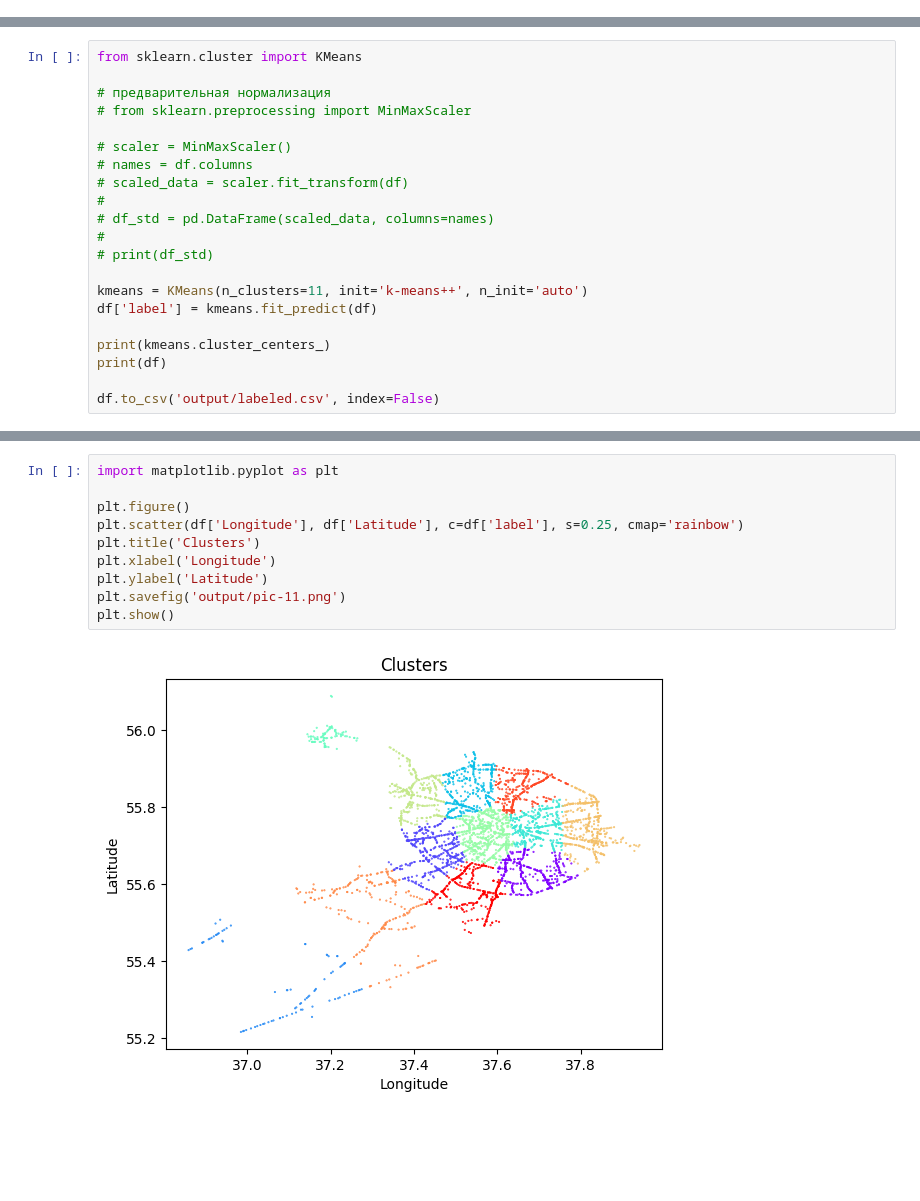
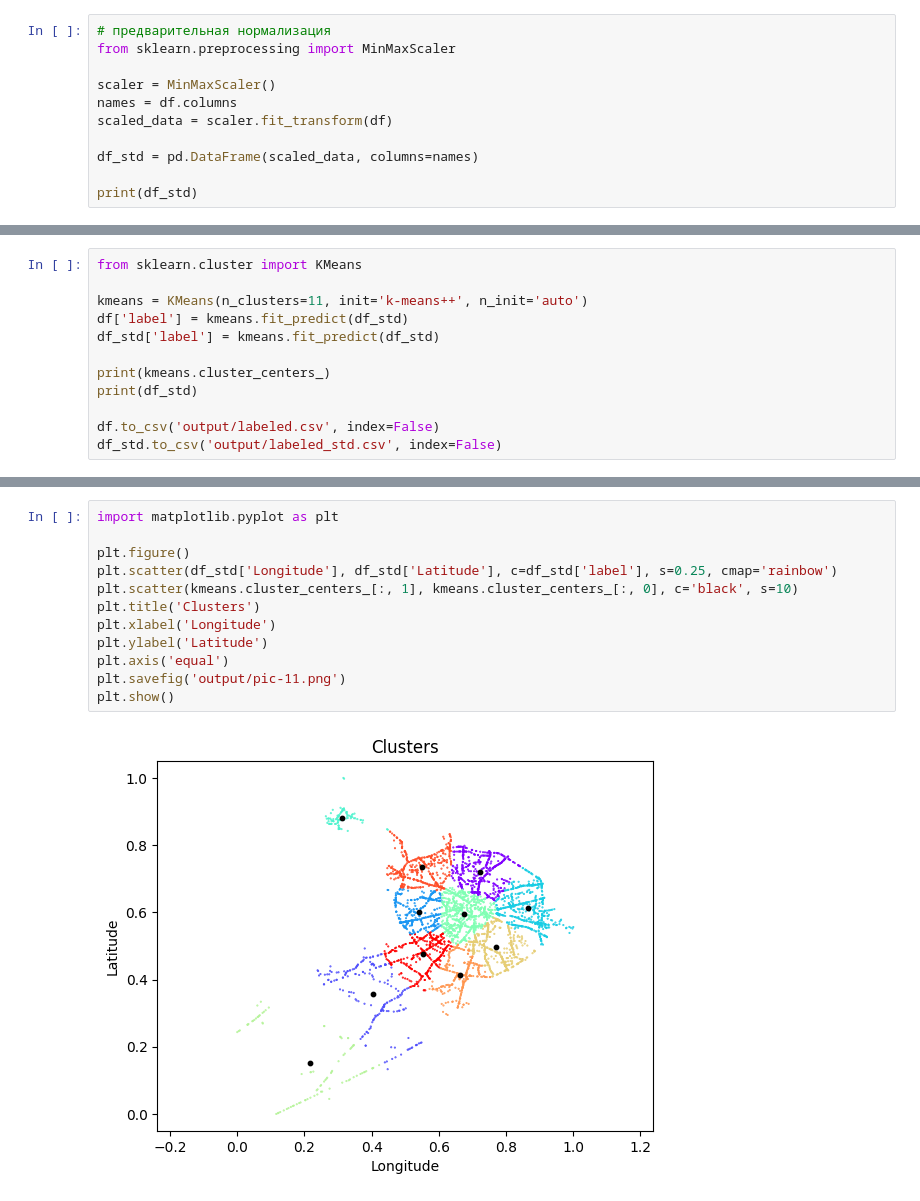
Before and after one commit to kolus-mospolytech/bigdata-7sem, a Jupyter notebook: task7/task7.ipynb, the cells around one changed output, grey strips where cells are left out. Saved outputs shown, nothing was run; the diff lists cells and outputs as text; blank space fills up the shorter version.

```diff
--- a/task7/task7.ipynb
+++ b/task7/task7.ipynb
@@ -27,3 +27,14 @@ print(df)
 4056  55.692223  37.666714
 
 [4057 rows x 2 columns]
+# %%
+# предварительная нормализация
+from sklearn.preprocessing import MinMaxScaler
+
+scaler = MinMaxScaler()
+names = df.columns
+scaled_data = scaler.fit_transform(df)
+
+df_std = pd.DataFrame(scaled_data, columns=names)
+
+print(df_std)
@@ -43,22 +69,13 @@ plt.show()
 # %%
 from sklearn.cluster import KMeans
 
-# предварительная нормализация
-# from sklearn.preprocessing import MinMaxScaler
-
-# scaler = MinMaxScaler()
-# names = df.columns
-# scaled_data = scaler.fit_transform(df)
-#
-# df_std = pd.DataFrame(scaled_data, columns=names)
-#
-# print(df_std)
-
 kmeans = KMeans(n_clusters=11, init='k-means++', n_init='auto')
-df['label'] = kmeans.fit_predict(df)
+df['label'] = kmeans.fit_predict(df_std)
+df_std['label'] = kmeans.fit_predict(df_std)
 
 print(kmeans.cluster_centers_)
-print(df)
+print(df_std)
 
 df.to_csv('output/labeled.csv', index=False)
+df_std.to_csv('output/labeled_std.csv', index=False)
 # %% [output]
@@ -82,12 +99,14 @@ df.to_csv('output/labeled.csv', index=False)
 # %%
 import matplotlib.pyplot as plt
 
 plt.figure()
-plt.scatter(df['Longitude'], df['Latitude'], c=df['label'], s=0.25, cmap='rainbow')
+plt.scatter(df_std['Longitude'], df_std['Latitude'], c=df_std['label'], s=0.25, cmap='rainbow')
+plt.scatter(kmeans.cluster_centers_[:, 1], kmeans.cluster_centers_[:, 0], c='black', s=10)
 plt.title('Clusters')
 plt.xlabel('Longitude')
 plt.ylabel('Latitude')
+plt.axis('equal')
 plt.savefig('output/pic-11.png')
 plt.show()
 # %% [output]
-[figure, old version]
+[figure, new version]
```
Also changed, not shown: parts of 3 cells of this notebook, 11 other files.
